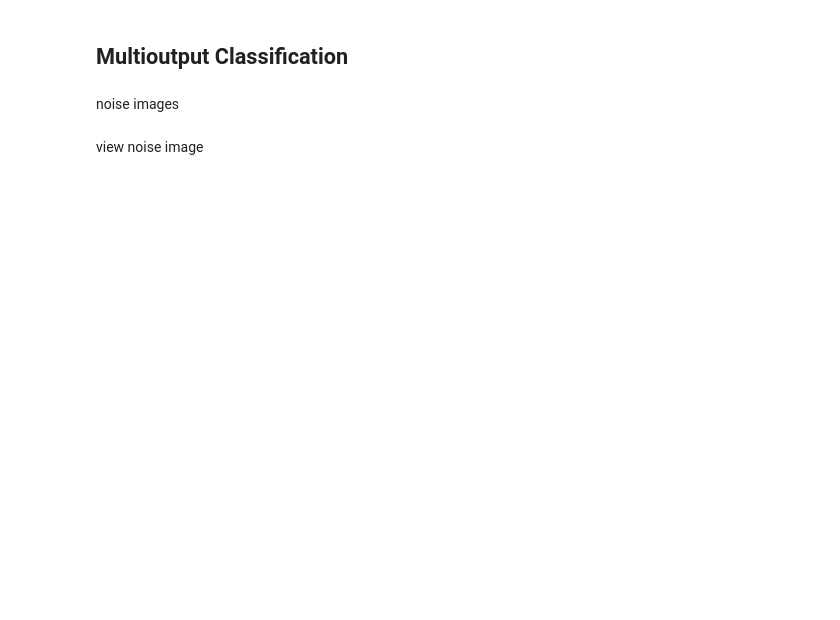
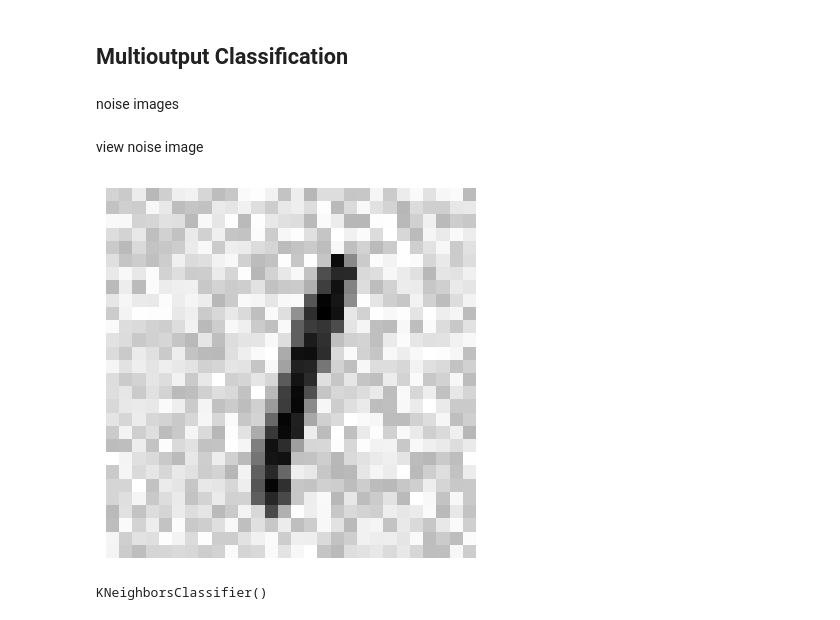
Before and after one commit to Kratosgado/Machine-Learning, a Jupyter notebook: ml intro/classification/mnist.ipynb, the cells around one changed output. Drawn from its saved outputs; the diff is of its cells as text; code cells hidden in the pictures; blank space fills up the shorter version.

```diff
--- a/ml intro/classification/mnist.ipynb
+++ b/ml intro/classification/mnist.ipynb
@@ -429,6 +431,12 @@ y_test_mod = X_test
 # %% [markdown]
 view noise image
 # %%
-noise_image = X_train_mod[0]
+noise_image = X_test_mod[5]
 plot_digit(noise_image)
+# %% [output]
+[figure, added]
+# %%
+knn_clf.fit(X_train_mod, y_train_mod)
+# %% [output]
+KNeighborsClassifier()
 # %%
```
Also changed, not shown: parts of 2 cells of this notebook.
